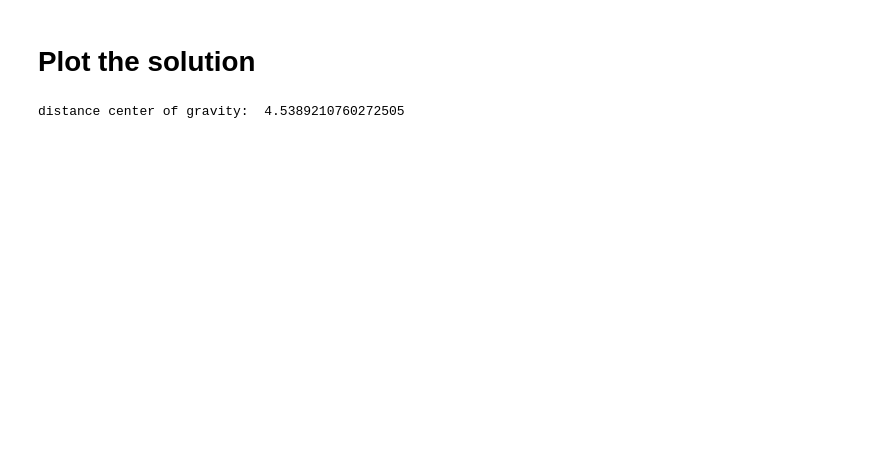
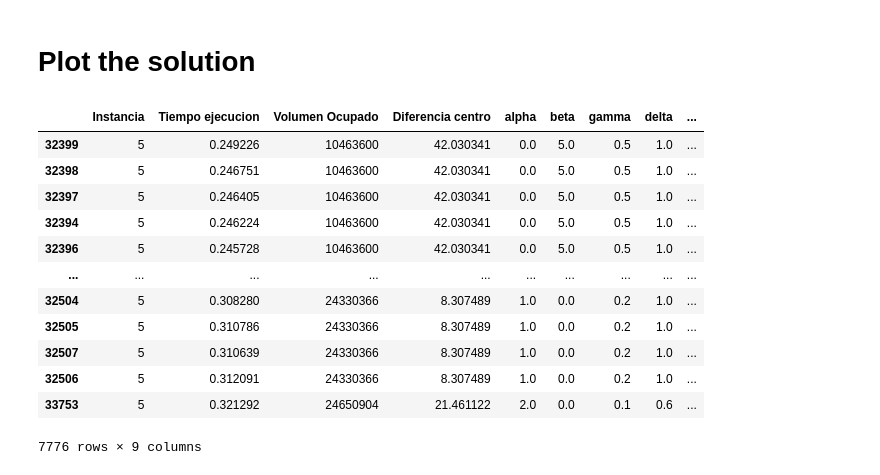
Before and after one commit to Nearlz/MCLPframework, a Jupyter notebook: MCLP_framework.ipynb, the cells around one changed output. Saved outputs shown, nothing was run; the diff lists cells and outputs as text; code cells hidden in the pictures; blank space fills up the shorter version.

```diff
--- a/MCLP_framework.ipynb
+++ b/MCLP_framework.ipynb
@@ -180,13 +179,32 @@ Block: l: 587 w: 233 h: 220 weight: 101 volume: 30089620 occupied_volume: 260076
 # %% [markdown]
 # Plot the solution
 # %%
-from src.restrictions import center_of_gravity
+cont, execution_time,total_volume = MLCP_function(alpha=4.0,beta=1.0,gamma=0.2,delta=0.5,p=0.05,instance=1)
+
+L = cont.l;W = cont.w; H = cont.h
 
 box_dims = []
 for aabb in cont.aabbs:
   box_dims.append([aabb.xmin,aabb.ymin,aabb.zmin,aabb.xmax,aabb.ymax,aabb.zmax])
 
 bxplot.plot_container([L,W,H], box_dims)
-print("distance center of gravity: ",center_of_gravity(cont))
-# %% [output]
-distance center of gravity:  4.5389210760272505
+# %%
+ALPHA = [0.0,1.0,2.0,3.0,4.0,5.0]
+BETA = [0.0,1.0,2.0,3.0,4.0,5.0]
+GAMMA = [0.0,0.1,0.2,0.3,0.4,0.5]
+DELTA = [0.0,0.2,0.4,0.6,0.8,1.0]
+P = [0.00,0.01,0.02,0.03,0.04,0.05]
+INSTANCE = [1,2,3,4,5]
+# %%
+data = []
+for i in INSTANCE:
+    for a in ALPHA:
+        for b in BETA:
+            for g in GAMMA:
+                for d in DELTA:
+                    for p in P:
+                        cont, execution_time,total_volume = MLCP_function(a,b,g,d,p,i)
+                        data.append([i,execution_time,total_volume,center_of_gravity(cont),a,b,g,d,p])
+                        # df.append(i,execution_time,total_volume,a,b,g,d,p)
+# %%
+df = pd.DataFrame(data,columns=['Instancia','Tiempo ejecucion','Volumen Ocupado','Diferencia centro','alpha','beta','gamma','delta','p'])
@@ -192,0 +213,16 @@ distance center of gravity:  4.5389210760272505
+# %%
+df.loc[df['Instancia']==5].sort_values(by=['Volumen Ocupado'])
+# %% [output]
+|  | Instancia | Tiempo ejecucion | Volumen Ocupado | Diferencia centro | alpha | beta | gamma | delta | ... |
+| 32399 | 5 | 0.249226 | 10463600 | 42.030341 | 0.0 | 5.0 | 0.5 | 1.0 | ... |
+| 32398 | 5 | 0.246751 | 10463600 | 42.030341 | 0.0 | 5.0 | 0.5 | 1.0 | ... |
+| 32397 | 5 | 0.246405 | 10463600 | 42.030341 | 0.0 | 5.0 | 0.5 | 1.0 | ... |
+| 32394 | 5 | 0.246224 | 10463600 | 42.030341 | 0.0 | 5.0 | 0.5 | 1.0 | ... |
+| 32396 | 5 | 0.245728 | 10463600 | 42.030341 | 0.0 | 5.0 | 0.5 | 1.0 | ... |
+| ... | ... | ... | ... | ... | ... | ... | ... | ... | ... |
+| 32504 | 5 | 0.308280 | 24330366 | 8.307489 | 1.0 | 0.0 | 0.2 | 1.0 | ... |
+| 32505 | 5 | 0.310786 | 24330366 | 8.307489 | 1.0 | 0.0 | 0.2 | 1.0 | ... |
+| 32507 | 5 | 0.310639 | 24330366 | 8.307489 | 1.0 | 0.0 | 0.2 | 1.0 | ... |
+| 32506 | 5 | 0.312091 | 24330366 | 8.307489 | 1.0 | 0.0 | 0.2 | 1.0 | ... |
+| 33753 | 5 | 0.321292 | 24650904 | 21.461122 | 2.0 | 0.0 | 0.1 | 0.6 | ... |
+7776 rows × 9 columns
```
Also changed, not shown: parts of 6 cells of this notebook, 13 other files.
